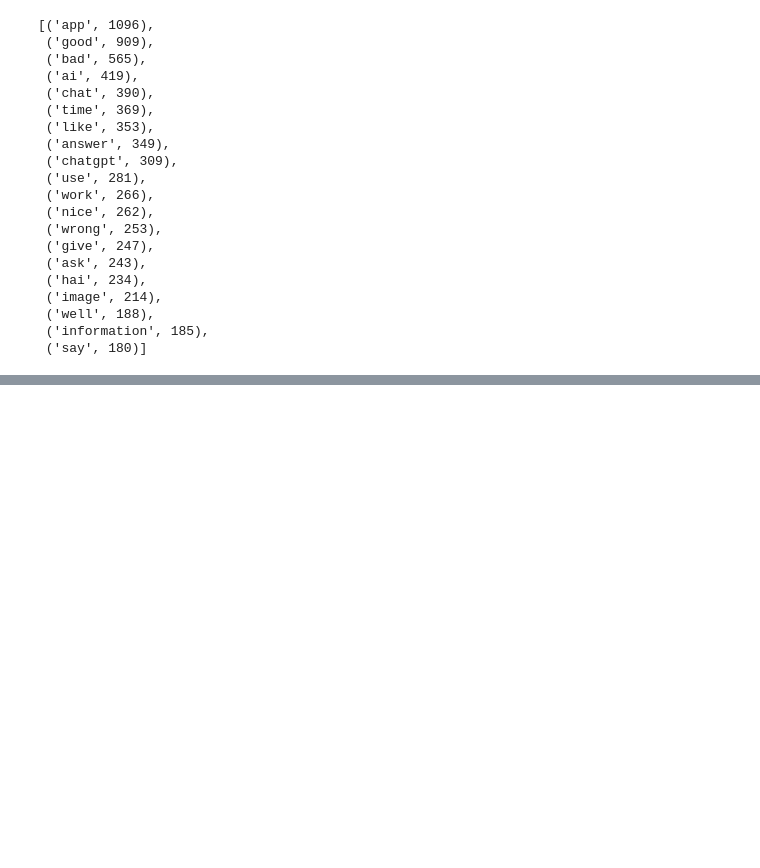
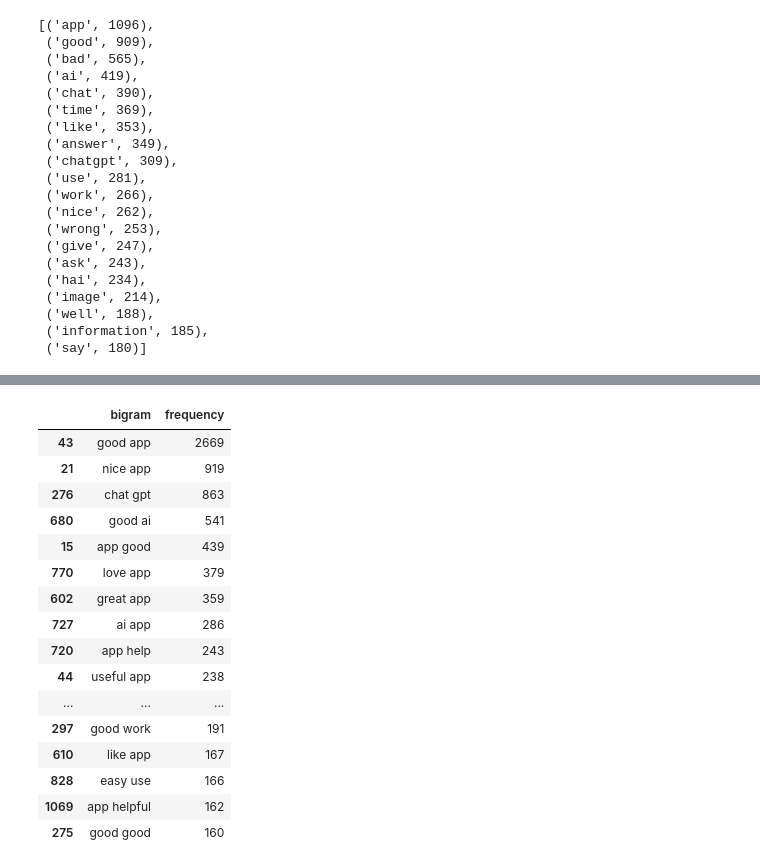
Before and after one commit to ashurkina/cl-project1, a Jupyter notebook: scripts/corpora_analysis.ipynb, the cells around one changed output, grey strips where cells are left out. Saved outputs shown, nothing was run; the diff lists cells and outputs as text; code cells hidden in the pictures; blank space fills up the shorter version.

```diff
--- a/scripts/corpora_analysis.ipynb
+++ b/scripts/corpora_analysis.ipynb
@@ -174,3 +174,16 @@ negative_freq.most_common(20)
  ('well', 188),
  ('information', 185),
  ('say', 180)]
+# %%
+# считаем частотность для позитивных 4-5
+
+positive_words = []
+
+positive_df = df[df['score'].isin([4, 5])]
+
+for lemmas in positive_df['lemmas']:
+    positive_words.extend(lemmas)
+
+positive_freq = Counter(positive_words)
+
+positive_freq.most_common(20)
@@ -176,0 +224,2 @@ negative_freq.most_common(20)
+# %%
+bigram_freq = Counter(bigrams)
@@ -176,0 +249,33 @@ negative_freq.most_common(20)
+# %%
+bigram_df = pd.DataFrame(
+    [
+        (' '.join(k), v)
+        for k, v in bigram_freq.items()
+    ],
+    columns=['bigram', 'frequency']
+)
+
+bigram_df = bigram_df.sort_values(
+    by='frequency',
+    ascending=False
+)
+
+bigram_df.head(20)
+# %% [output]
+|  | bigram | frequency |
+| 43 | good app | 2669 |
+| 21 | nice app | 919 |
+| 276 | chat gpt | 863 |
+| 680 | good ai | 541 |
+| 15 | app good | 439 |
+| 770 | love app | 379 |
+| 602 | great app | 359 |
+| 727 | ai app | 286 |
+| 720 | app help | 243 |
+| 44 | useful app | 238 |
+| ... | ... | ... |
+| 297 | good work | 191 |
+| 610 | like app | 167 |
+| 828 | easy use | 166 |
+| 1069 | app helpful | 162 |
+| 275 | good good | 160 |
```
Also changed, not shown: parts of 6 cells of this notebook, 1 other file.
